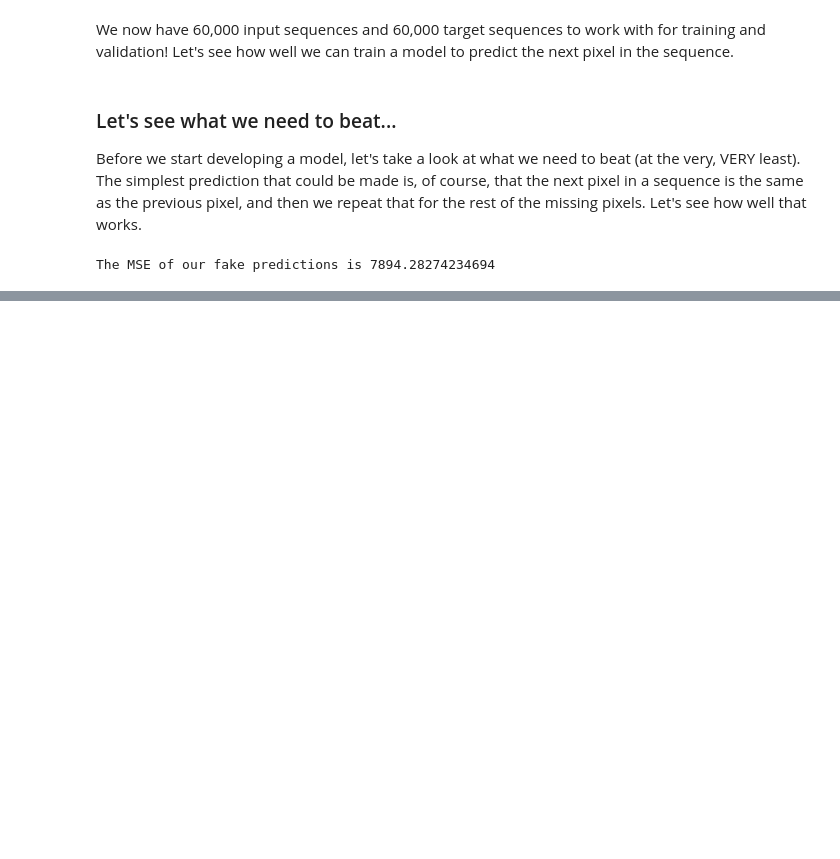
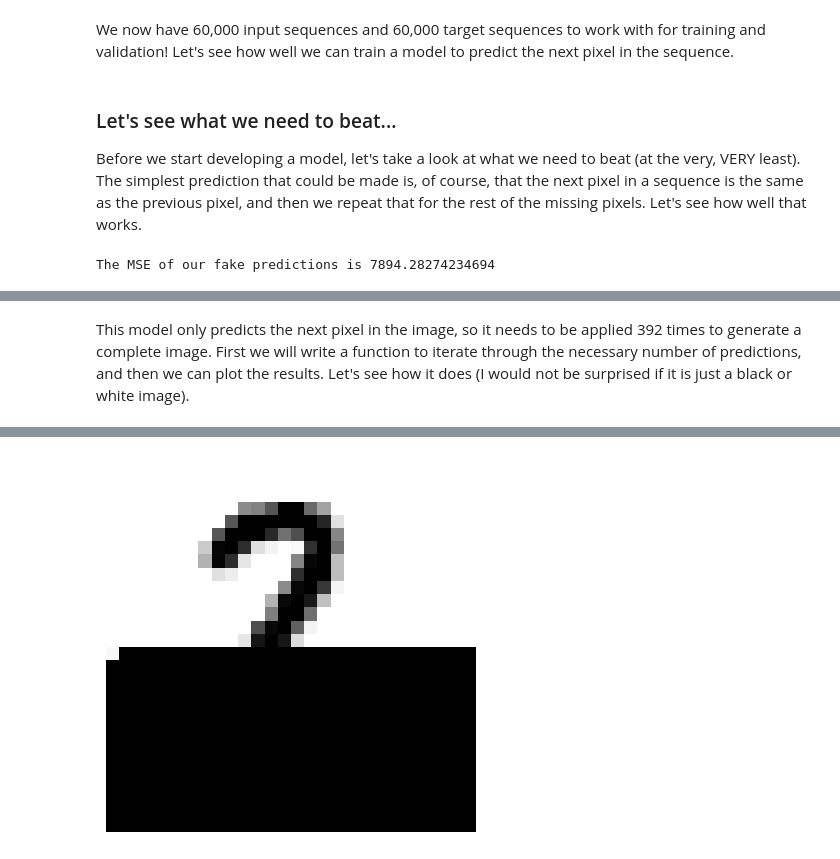
Before and after one commit to patrickSeegmiller/MADNIST, a Jupyter notebook: bad_art.ipynb, the cells around one changed output, grey strips where cells are left out. Drawn from its saved outputs; the diff is of its cells as text; code cells hidden in the pictures; blank space fills up the shorter version.

```diff
--- a/bad_art.ipynb
+++ b/bad_art.ipynb
@@ -276,0 +259,2 @@ def convert_sequence_to_array(sequence: list[float]) -> np.ndarray:
+# %% [markdown]
+<p>This model only predicts the next pixel in the image, so it needs to be applied 392 times to generate a complete image. First we will write a function to iterate through the necessary number of predictions, and then we can plot the results. Let's see how it does (I would not be surprised if it is just a black or white image).</p>
@@ -276,0 +308,10 @@ def convert_sequence_to_array(sequence: list[float]) -> np.ndarray:
+# %%
+# Test it out on the first 1 image in the test set
+import matplotlib.pyplot as plt
+
+image = generate_image_by_pixel(X_test[1].astype(np.float64), pixelator)
+
+plt.imshow(image, cmap="binary")
+plt.axis("off")
+plt.show()
+# %% [output]
@@ -276,0 +335 @@ def convert_sequence_to_array(sequence: list[float]) -> np.ndarray:
+[figure, added]
```
Also changed, not shown: parts of 32 cells of this notebook, 3 other files.
